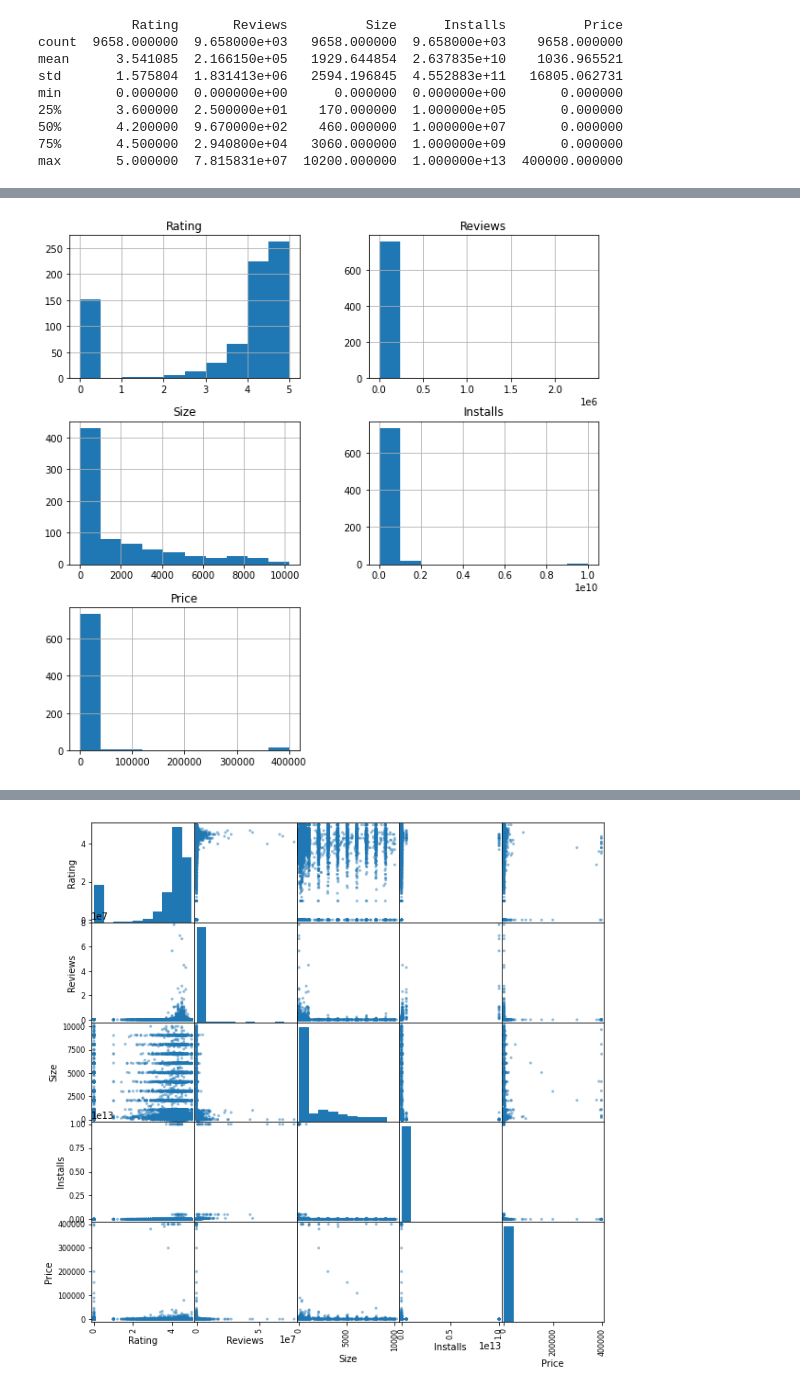
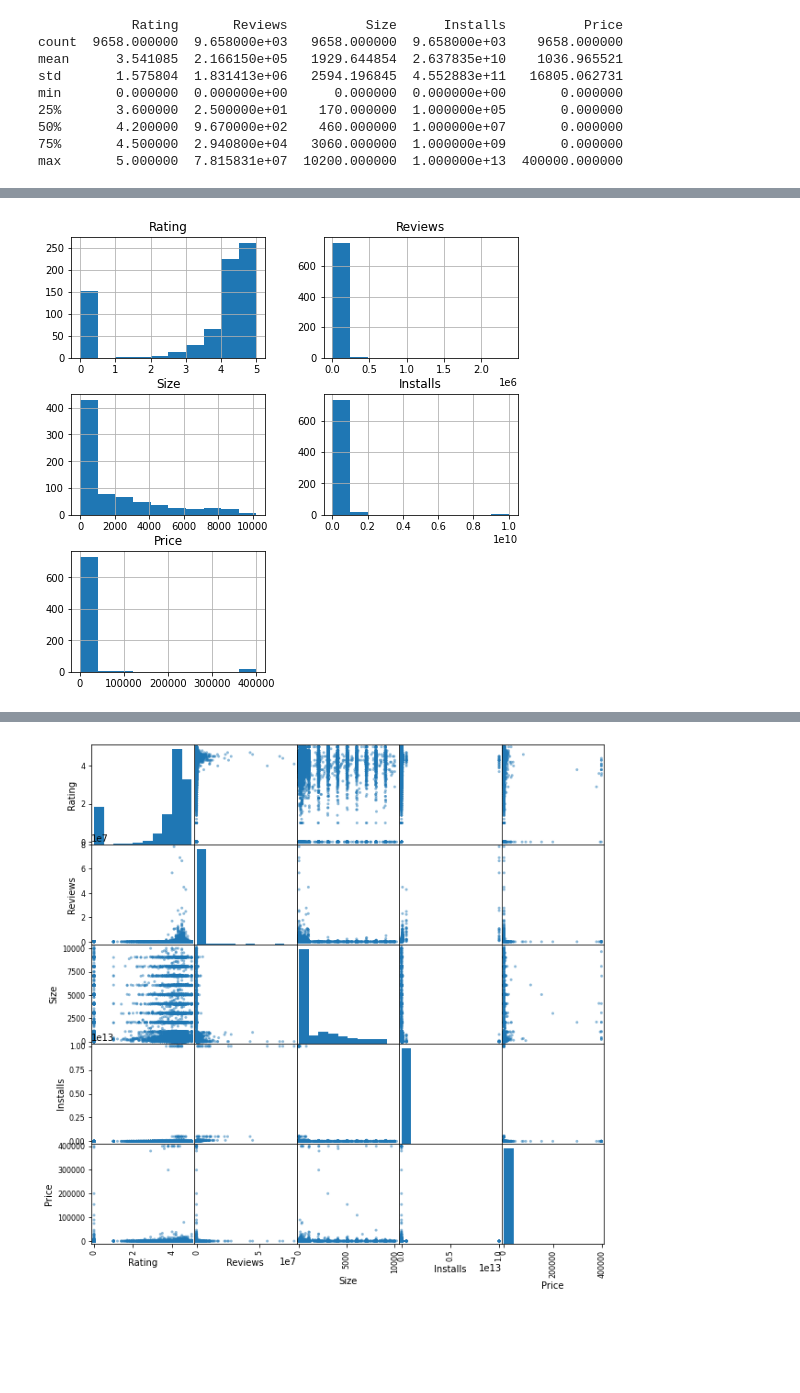
Before and after one commit to Rodauv/google_playstore_stats, a Jupyter notebook: my_mobapp_studio.ipynb, the cells around one changed output, grey strips where cells are left out. Saved outputs shown, nothing was run; the diff lists cells and outputs as text; code cells hidden in the pictures; blank space fills up the shorter version.

```diff
--- a/my_mobapp_studio.ipynb
+++ b/my_mobapp_studio.ipynb
@@ -347,12 +347,12 @@ cat_split_dataset.head(10)
 # %%
 #4.5 - Print historams
 def print_histograms(df):
-    df.hist(figsize=[10,10])
+    df.hist(figsize=[8,8])
     pyplot.show()
 
 print_histograms(paid_dataset)
 # %% [output]
-[figure, old version]
+[figure, new version]
 # %%
 #4.6 - Compute Correlation Matrix: calculate the pearsons correlation coeficient of the dataset:
 def compute_correlations_matrix(df,cat):
```
Also changed, not shown: parts of 6 cells of this notebook.
